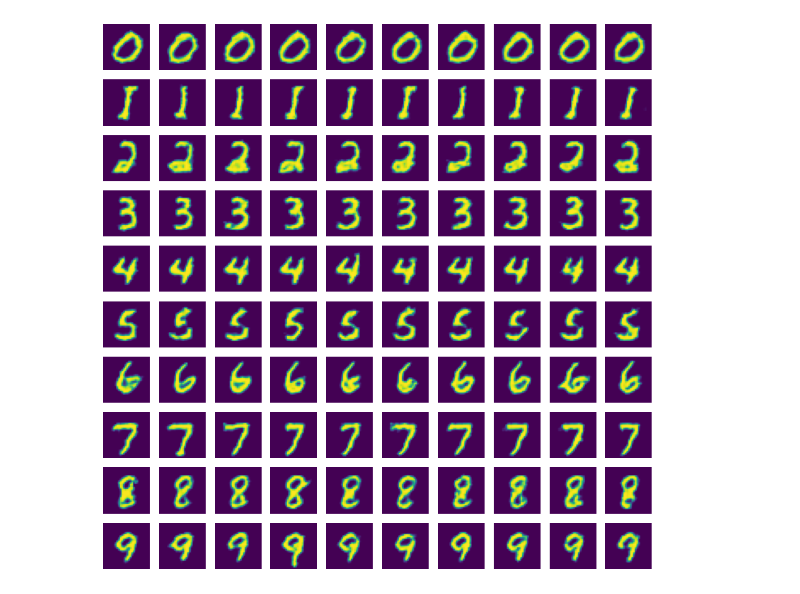
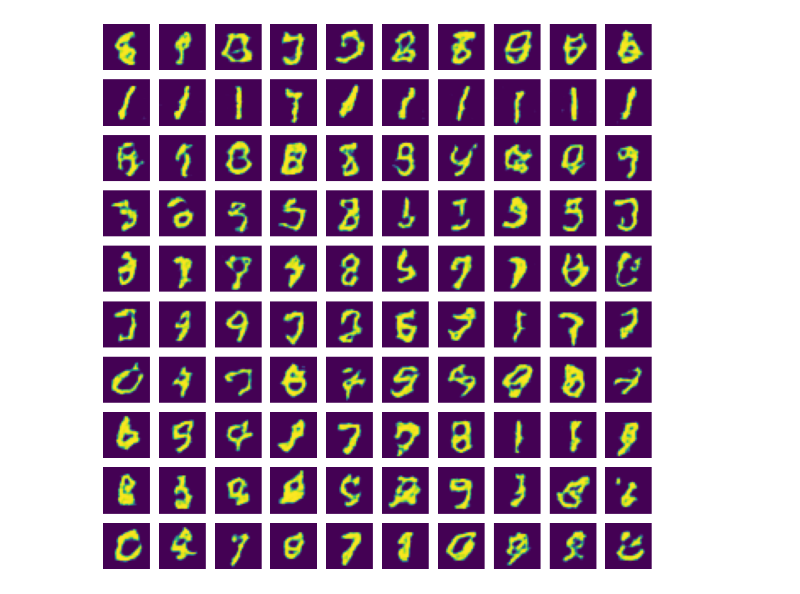
Before and after one commit to kojikojiprg/csqvae, a Jupyter notebook: notebooks/mnist.ipynb, the cells around one changed output. Saved outputs shown, nothing was run; the diff lists cells and outputs as text; code cells hidden in the pictures.

```diff
--- a/notebooks/mnist.ipynb
+++ b/notebooks/mnist.ipynb
@@ -39,7 +39,7 @@ from src.utils import yaml_handler
 # print(temperature_step.min())
 # %%
 # semi-supervised
-v = 0  # 60000
+# v = 0  # 60000
 # v = 1  # 30000
 # v = 2  # 10000
 # v = 3  # 6000
@@ -47,14 +47,21 @@ v = 0  # 60000
 # v = 5  # 1000
 # v = 6  # 0
 
-gpu_id = 0
+# warmup 10, freeze 50
+v = 1  # soft emb c, ldt=0.1
+
+dataset_name = "mnist"
+gpu_id = 9
 device = f"cuda:{gpu_id}"
-checkpoint_dir = f"../models/mnist/version_{v}"
+checkpoint_dir = f"../models/{dataset_name}/{v}"
 checkpoint_path = sorted(glob(f"{checkpoint_dir}/*.ckpt"))[-1]
+print(checkpoint_path)
 
 # load config
-config_path = f"{checkpoint_dir}/mnist.yaml"
+config_path = glob(f"{checkpoint_dir}/{dataset_name}*.yaml")[0]
 config = yaml_handler.load(config_path)
+latent_size = config.latent_size
+latent_npts = latent_size[0] * latent_size[1]
 
 # load model
 model = CSQVAE(config)
@@ -159,7 +173,7 @@ labels = np.array([r["label"] for r in results])
 
 latent_idx_counts = {
     i: np.array(
-        [[0 for k in range(config.book_size)] for j in range(7 * 7)]
+        [[0 for k in range(config.book_size)] for j in range(latent_npts)]
     )  # zq (b, 7, 7)
     for i in range(config.n_clusters)
 }
@@ -189,17 +203,19 @@ for label, counts in latent_idx_counts.items():
 ... (8 outputs left out)
 # %%
-nsamples = 10
+nsamples = 100
 # generate images
+c_probs = torch.empty(0, config.n_clusters)
 result_gen = []
 for i in range(config.n_clusters):
-    c_probs = torch.eye(config.n_clusters)[i]
-    c_probs = c_probs.unsqueeze(0).repeat(nsamples, 1)
-    result_gen += model.sample(c_probs)
+    c_probs_tmp = torch.eye(config.n_clusters)[i]
+    c_probs_tmp = c_probs_tmp.unsqueeze(0).repeat(nsamples, 1)
+    # c_probs = torch.cat([c_probs, c_probs_tmp], dim=0)
+    result_gen += model.sample(c_probs_tmp)
 
-imgs_gen = [r["gen_x"] for r in result_gen]
-plot_imgs(imgs_gen, nsamples * config.n_clusters)
+imgs_gen = [r["gen_x"] for r in result_gen][::10]
+plot_imgs(imgs_gen, nsamples // 10 * config.n_clusters)
 # %% [output]
-[figure, old version]
+[figure, new version]
 # %%
 from sklearn.manifold import TSNE
 
```
Also changed, not shown: parts of 8 cells of this notebook, 1 other file.
